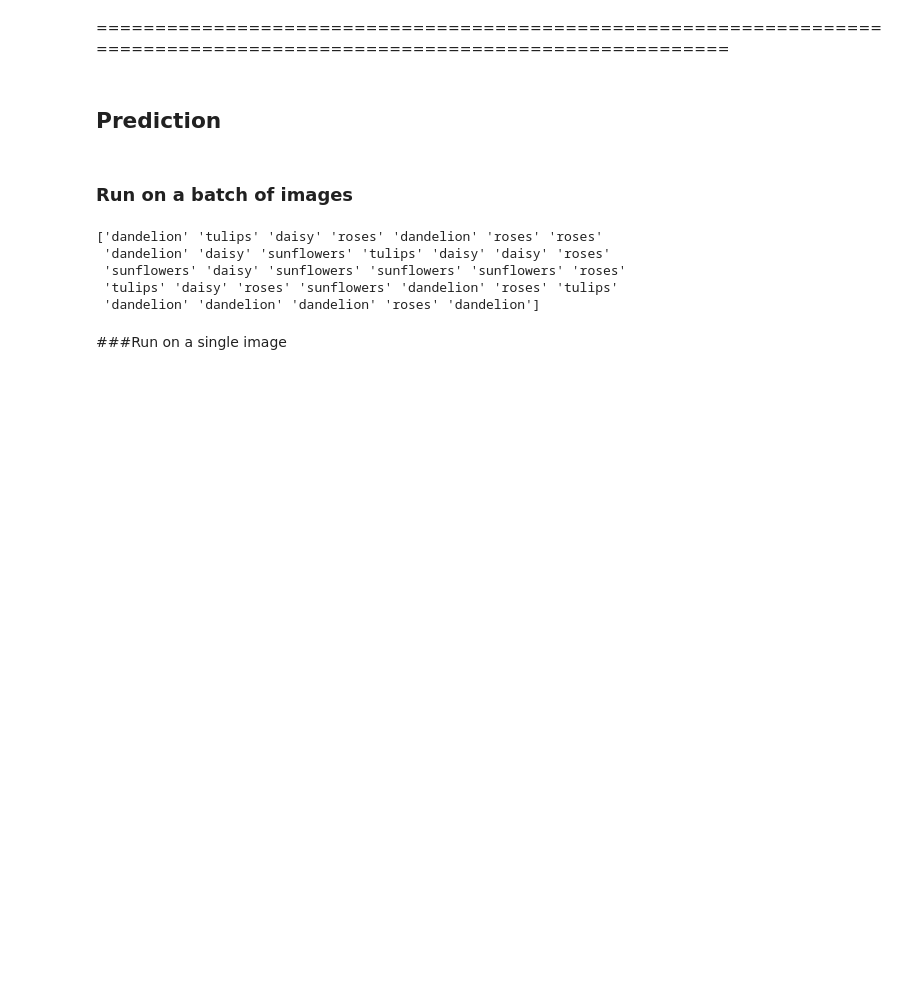
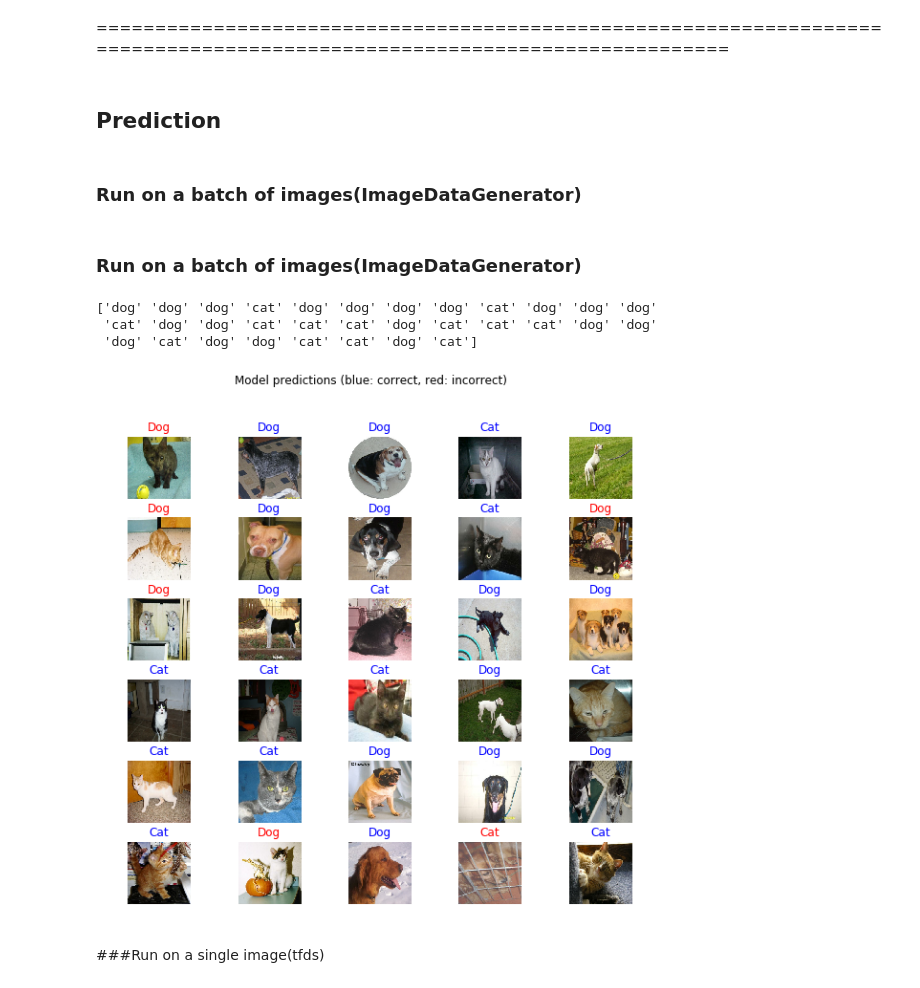
Before and after one commit to tsangwai2009/deep_learning, a Jupyter notebook: (test)Transfer_Learning_with_Image_Argument.ipynb, the cells around one changed output. Cells and saved outputs as stored; diff of their text form; code cells hidden in the pictures; blank space fills up the shorter version.

```diff
--- a/(test)Transfer_Learning_with_Image_Argument.ipynb
+++ b/(test)Transfer_Learning_with_Image_Argument.ipynb
@@ -116,5 +116,5 @@ Case 1: Not splited, splits the data by Split.ALL/TRAIN.subsplit(weighted):
 # %%
 splits = tfds.Split.ALL.subsplit([70, 30]) #70% training_set, 30% validation_set
 
-(training_set, validation_set), dataset_info = tfds.load('tf_flowers', with_info=True, as_supervised=True, split=splits) #Return splited train_set and valid_set
+(training_set, validation_set), dataset_info = tfds.load('cats_vs_dogs', with_info=True, as_supervised=True, split=splits) #Return splited train_set and valid_set
 # %% [output]
@@ -376,7 +350,7 @@ model.compile(
 # %% [markdown]
 ###Train the model(tfds)
 # %%
-EPOCHS = 6
+EPOCHS = 5
 history = model.fit(train_batches,
                     epochs=EPOCHS,
                     validation_data=validation_batches)
@@ -405,7 +381,7 @@ Epoch 3/3
 # %% [markdown]
 ## Prediction
 # %% [markdown]
-### Run on a batch of images
+### Run on a batch of images(ImageDataGenerator)
 # %%
 
 predicted_batch = model.predict(val_data_gen[0])
@@ -415,11 +391,38 @@ predicted_ids = np.argmax(predicted_batch, axis=-1)
 predicted_class_names = np.array(classes)[predicted_ids]
 
 print(predicted_class_names)
-# %% [output]
-['dandelion' 'tulips' 'daisy' 'roses' 'dandelion' 'roses' 'roses'
- 'dandelion' 'daisy' 'sunflowers' 'tulips' 'daisy' 'daisy' 'roses'
- 'sunflowers' 'daisy' 'sunflowers' 'sunflowers' 'sunflowers' 'roses'
- 'tulips' 'daisy' 'roses' 'sunflowers' 'dandelion' 'roses' 'tulips'
- 'dandelion' 'dandelion' 'dandelion' 'roses' 'dandelion']
+# %% [markdown]
+### Run on a batch of images(ImageDataGenerator)
+# %%
+class_names = np.array(dataset_info.features['label'].names)
+
+image_batch, label_batch = next(iter(validation_batches))
+
+image_batch = image_batch.numpy()
+label_batch = label_batch.numpy()
+
+predicted_batch = model.predict(image_batch)
+predicted_batch = tf.squeeze(predicted_batch).numpy()
+
+predicted_ids = np.argmax(predicted_batch, axis=-1)
+predicted_class_names = class_names[predicted_ids]
+
+print(predicted_class_names)
+# %% [output]
+['dog' 'dog' 'dog' 'cat' 'dog' 'dog' 'dog' 'dog' 'cat' 'dog' 'dog' 'dog'
+ 'cat' 'dog' 'dog' 'cat' 'cat' 'cat' 'dog' 'cat' 'cat' 'cat' 'dog' 'dog'
+ 'dog' 'cat' 'dog' 'dog' 'cat' 'cat' 'dog' 'cat']
+# %%
+plt.figure(figsize=(10,9))
+for n in range(30):
+  plt.subplot(6,5,n+1)
+  plt.subplots_adjust(hspace = 0.3)
+  plt.imshow(image_batch[n])
+  color = "blue" if predicted_ids[n] == label_batch[n] else "red"
+  plt.title(predicted_class_names[n].title(), color=color)
+  plt.axis('off')
+_ = plt.suptitle("Model predictions (blue: correct, red: incorrect)")
+# %% [output]
+[figure, added]
 # %% [markdown]
-###Run on a single image
+###Run on a single image(tfds)
```
Also changed, not shown: parts of 15 cells of this notebook.
